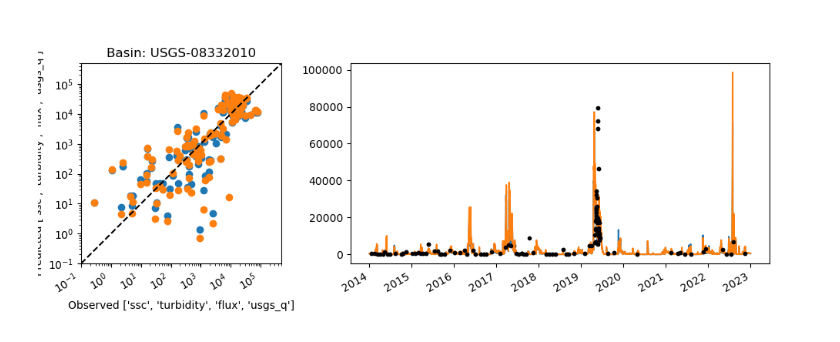
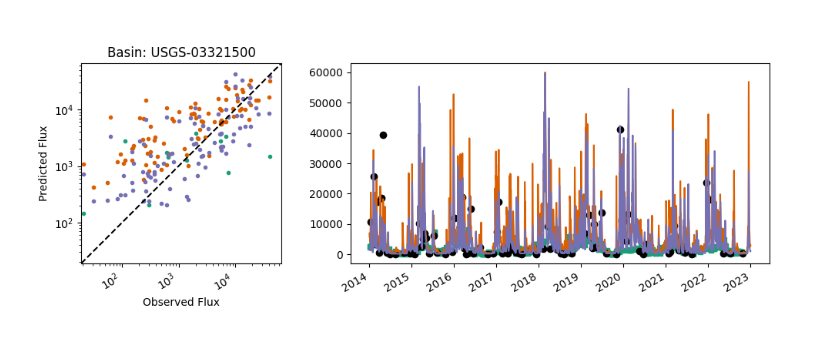
Before and after one commit to Fluvial-UMass/swot-ml, a Jupyter notebook: notebooks/CompareResults.ipynb, the cells around one changed output. Saved outputs shown, nothing was run; the diff lists cells and outputs as text; code cells hidden in the pictures.

```diff
--- a/notebooks/CompareResults.ipynb
+++ b/notebooks/CompareResults.ipynb
@@ -116,0 +167,9 @@ fig.savefig(fig_dir / "ablation_cdfs.png",  dpi=300)
+# %%
+basin_mask  = predict_results[0].index.get_level_values('basin') == 'USGS-04119400'
+sorted_df = predict_results[0][basin_mask].sort_values('date')
+
+date = sorted_df.index.get_level_values('date')
+plt.close('all')
+plt.plot(date, sorted_df['pred']['flux'].values)
+plt.scatter(date, sorted_df['obs']['flux'].values,color='r')
+plt.show()
@@ -158,0 +194,2 @@ RuntimeError: DataLoader worker (pid(s) 1058581) exited unexpectedly
+# %%
+for preds, color in zip(predict_results, colors):
@@ -159,52 +247,82 @@ RuntimeError: DataLoader worker (pid(s) 1058581) exited unexpectedly
+# %%
+obs = basin_metrics[0]['flux']['num_obs'] > 50
+r2 = basin_metrics[0]['flux']['R2'] > 0
+kge = basin_metrics[0]['flux']['KGE']> 0
+nse = basin_metrics[0]['usgs_q']['NSE']> 0
+mask = obs & r2 & kge & nse
+
+basin = basin_metrics[0][mask]['flux']['NSE'].idxmin()
+basin_metrics[0].loc[basin]
 # %%
 import matplotlib.gridspec as gridspec
+
+"""
+USGS-12510500 good improvement in bias.
+"""
 
 # Plot the true values and predictions
 plt.close('all')
 
 # Create a figure
 fig = plt.figure(figsize=(10, 4))
 
 # Create a GridSpec with 1 row and 3 columns
 gs = gridspec.GridSpec(1, 3, width_ratios=[1, 0.2, 2])
 axes = [fig.add_subplot(gs[0, 0]), fig.add_subplot(gs[0, 2])]
 
-
-min_val = 1E-1
-max_val = 5E5
-
 prop_cycle = plt.rcParams['axes.prop_cycle']
 colors = prop_cycle.by_key()['color']
 
-for preds, color in zip(exp_preds, colors):
-    pred = preds['pred']['flux']
-    obs = preds['obs']['flux']
-    axes[0].scatter(obs, pred, color=color)
+legend_elements = []
+mins, maxs = [], []
+for preds, name, (c, s) in zip(predict_results, exp_names, line_styles):
+    if s == '--':
+        continue
 
-    axes[1].plot(pred, color=color)
-    axes[1].plot(obs, linestyle='None',marker='.',color='k')
+    basin_mask  = preds.index.get_level_values('basin') == basin
+    sorted_df = preds[basin_mask].sort_values('date')
 
+    date = sorted_df.index.get_level_values('date')
+    values = sorted_df['pred']['flux'].values
+    obs = sorted_df['obs']['flux'].values
+
+    if not 'era5' in preds['dt'].columns:
+        #Remove the predictions with no query basis
+        mask = sorted_df['dt']['landsat'] == 0
+        date = date[mask]
+        values = values[mask]
+        obs = obs[mask]
+        l = axes[1].scatter(date, values, 15, marker='s', color=c, label=name)#, facecolor='none')
+    else:
+        l = axes[1].plot(date, values, color=c, label=name)
+    legend_elements.append(l)
+
+    mins.extend([np.nanmin(values), np.nanmin(obs)])
+    maxs.extend([np.nanmax(values), np.nanmax(obs)])
+
+    axes[0].scatter(obs, values, marker='.',color=c)
+axes[1].scatter(date, obs, color='k')
+
+min_val = float(np.min(mins))*0.9
+max_val = float(np.max(maxs))*1.1
 axes[0].plot([min_val, max_val], [min_val, max_val], 'k--')
 
 # Setting axes to be square and equal range
+axes[0].axis('square')
 axes[0].set_xscale('log')
 axes[0].set_yscale('log')
-axes[0].axis('square')
 axes[0].set_xlim(min_val, max_val)
 axes[0].set_ylim(min_val, max_val)
-axes[0].set_xlabel(f"Observed {cfg['features']['target']}")
-axes[0].set_ylabel(f"Predicted {cfg['features']['target']}")
+axes[0].set_xlabel(f"Observed Flux")
+axes[0].set_ylabel(f"Predicted Flux")
 axes[0].set_title(f"Basin: {basin}")
-
-# axes[1].set_ylim([0,40000])
 
 
 fig.subplots_adjust(top=0.85, left=0.05, right=0.95, wspace=0.05, hspace=0.4)
-# fig.suptitle(str(run_dir))
 fig.autofmt_xdate()
 
 plt.show()
 
-# fig.savefig(run_dir / f"{basin}_timeseries.png",  dpi=300)
+# fig.savefig(fig_dir / f"{basin}_timeseries.png",  dpi=300)
 # %% [output]
-[figure, old version]
+[figure, new version]
```
Also changed, not shown: parts of 16 cells of this notebook, 13 other files.
